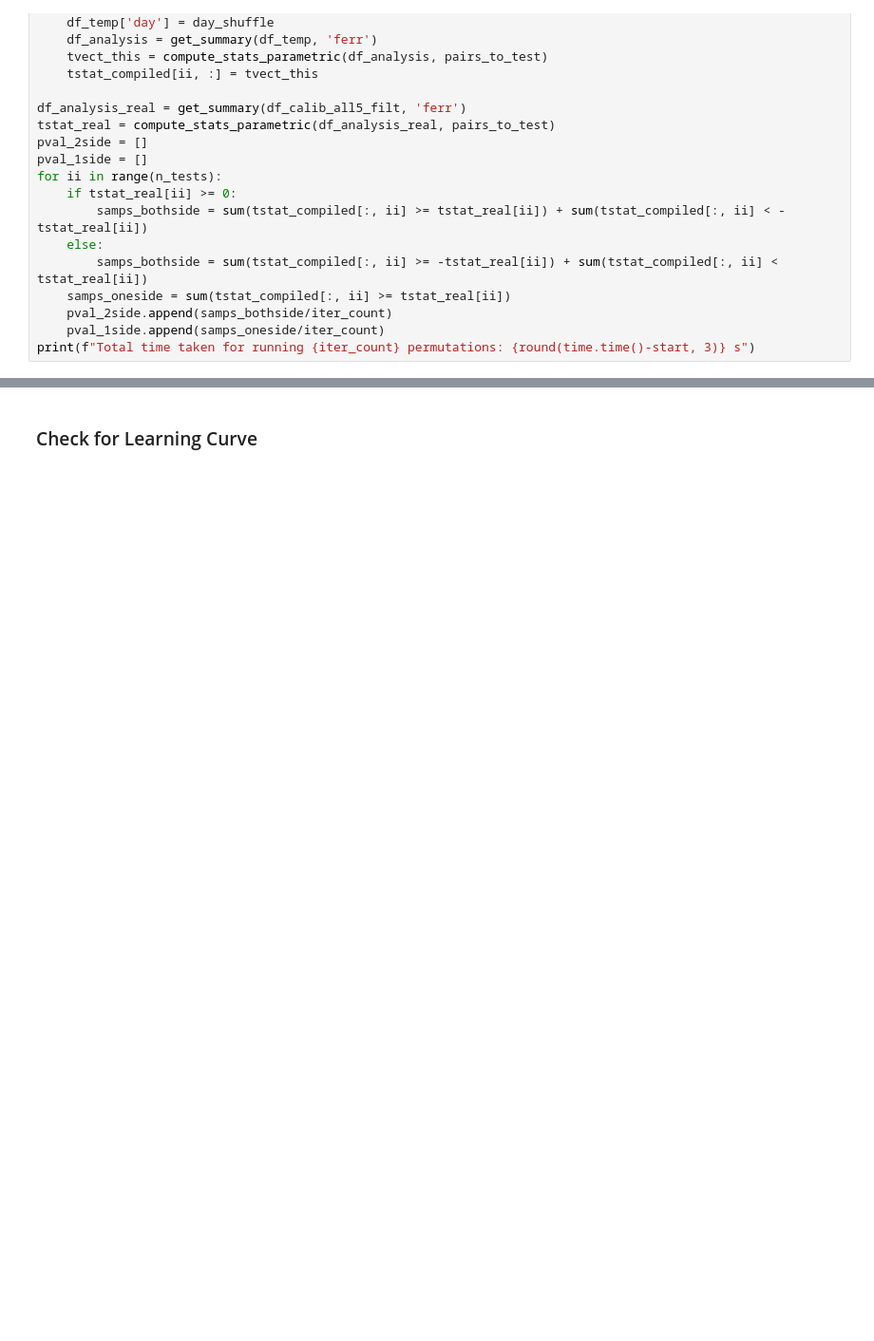
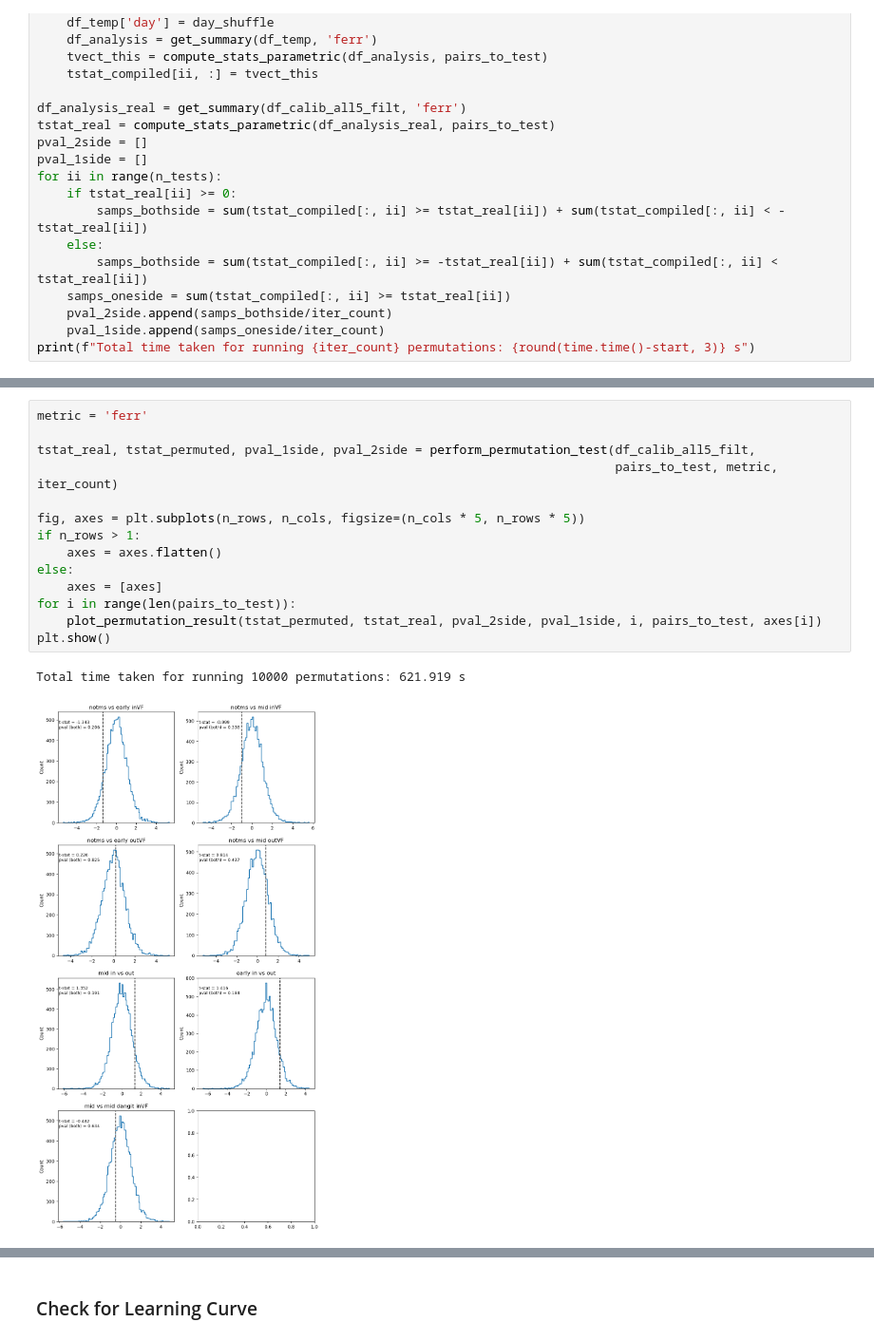
Before and after one commit to mindemory/mgs_stimul, a Jupyter notebook: mgsAnalysis/analysisEye/main.ipynb, the cells around one changed output, grey strips where cells are left out. Shown at 95% size. Drawn from its saved outputs; the diff is of its cells as text; blank space fills up the shorter version.

```diff
--- a/mgsAnalysis/analysisEye/main.ipynb
+++ b/mgsAnalysis/analysisEye/main.ipynb
@@ -574,0 +576,17 @@ NameError: name 'perform_permutation_test' is not defined
+# %%
+metric = 'ferr'
+
+tstat_real, tstat_permuted, pval_1side, pval_2side = perform_permutation_test(df_calib_all5_filt,
+                                                                              pairs_to_test, metric, iter_count)
+
+fig, axes = plt.subplots(n_rows, n_cols, figsize=(n_cols * 5, n_rows * 5))
+if n_rows > 1:
+    axes = axes.flatten()
+else:
+    axes = [axes]
+for i in range(len(pairs_to_test)):
+    plot_permutation_result(tstat_permuted, tstat_real, pval_2side, pval_1side, i, pairs_to_test, axes[i])
+plt.show()
+# %% [output]
+Total time taken for running 10000 permutations: 621.919 s
+[figure, added]
```
Also changed, not shown: parts of 5 cells of this notebook.
